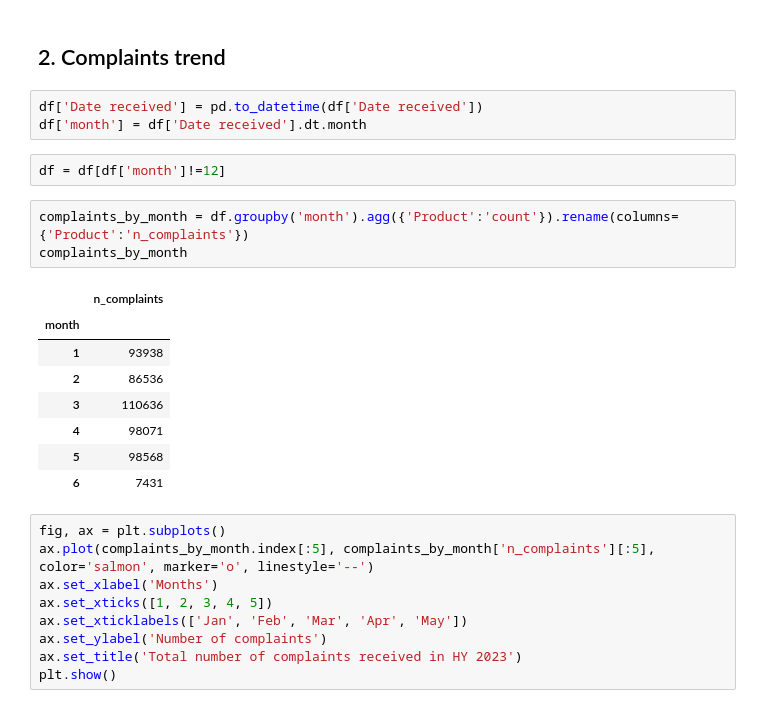
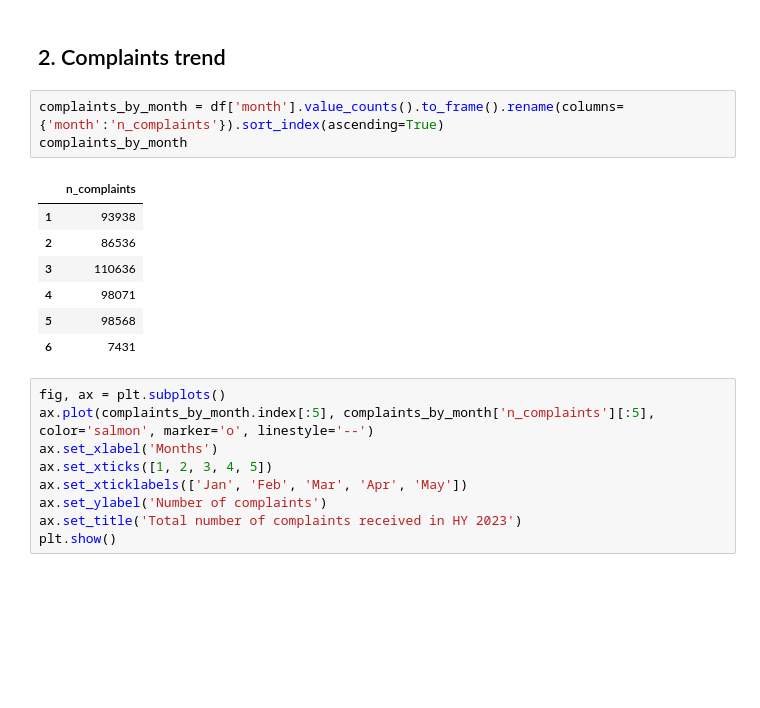
Before and after one commit to NinjaNumber/Consumer_Complaints_HY2023, a Jupyter notebook: Consumer_Complaints_HY2023.ipynb, the cells around one changed output. Drawn from its saved outputs; the diff is of its cells as text; blank space fills up the shorter version.

```diff
--- a/Consumer_Complaints_HY2023.ipynb
+++ b/Consumer_Complaints_HY2023.ipynb
@@ -92,16 +96,10 @@ plt.show()
 # %% [markdown]
 ## 2. Complaints trend
-# %%
-df['Date received'] = pd.to_datetime(df['Date received'])
-df['month'] = df['Date received'].dt.month
-# %%
-df = df[df['month']!=12]
 # %%
-complaints_by_month = df.groupby('month').agg({'Product':'count'}).rename(columns={'Product':'n_complaints'})
+complaints_by_month = df['month'].value_counts().to_frame().rename(columns={'month':'n_complaints'}).sort_index(ascending=True)
 complaints_by_month
 # %% [output]
 |  | n_complaints |
-| month |  |
 | 1 | 93938 |
 | 2 | 86536 |
 | 3 | 110636 |
```
Also changed, not shown: parts of 7 cells of this notebook.
